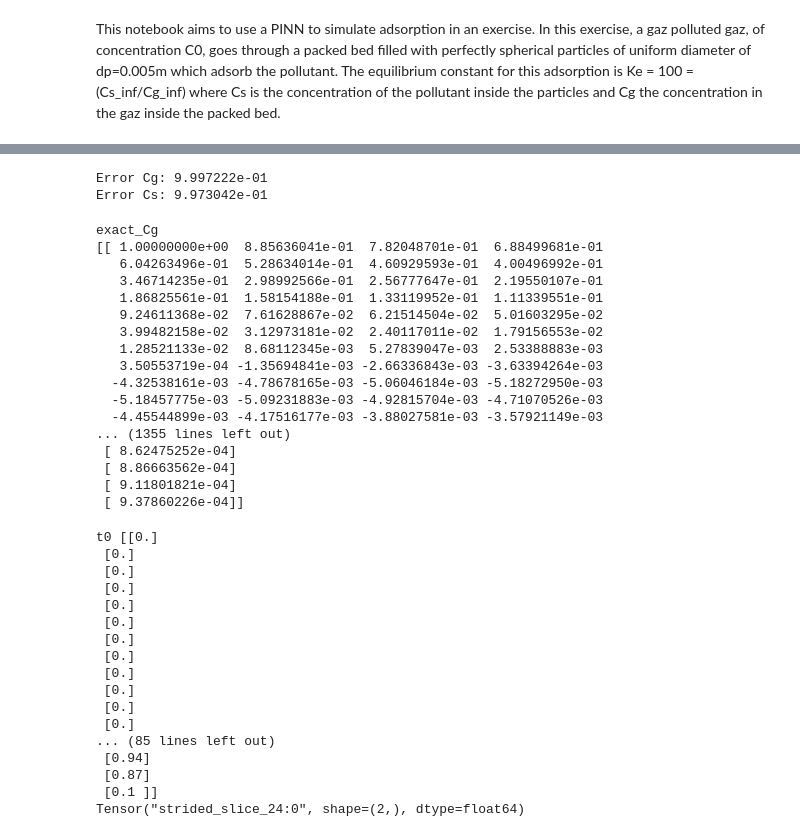
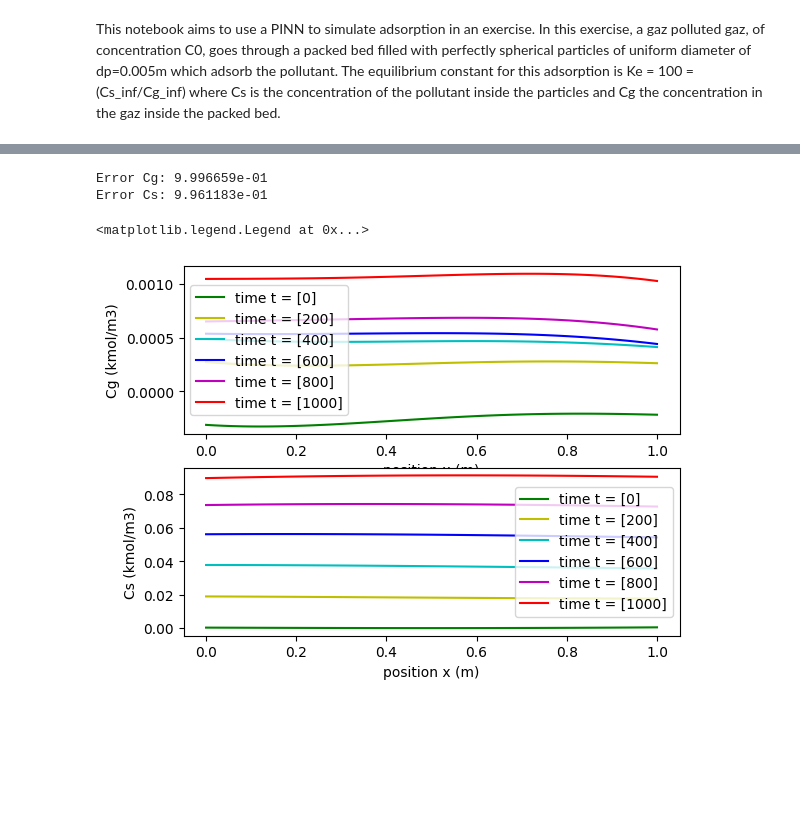
Before and after one commit to Giraud-Pierre/PINN_for_SEDMES, a Jupyter notebook: main/main.ipynb, the cells around one changed output, grey strips where cells are left out. Drawn from its saved outputs; the diff is of its cells as text; code cells hidden in the pictures; blank space fills up the shorter version.

Commit message:
Plot even worse

```diff
--- a/main/main.ipynb
+++ b/main/main.ipynb
@@ -316,7 +305,7 @@ Device mapping:
 # %%
   #Training the model
 start_time = time.time()
-model.train(1)
+model.train(1000)
 elapsed = time.time() - start_time
 print('Training time: %.4f' % (elapsed))
 # %% [output]
@@ -337,55 +341,32 @@ error_Cs = np.linalg.norm(Cs_star-predict_Cs,2)/np.linalg.norm(Cs_star,2)
 print('Error Cg: %e' % (error_Cg))
 print('Error Cs: %e' % (error_Cs))
 # %% [output]
-Error Cg: 9.997222e-01
-Error Cs: 9.973042e-01
+Error Cg: 9.996659e-01
+Error Cs: 9.961183e-01
-# %%
-print("exact_Cg")
-print(exact_Cg)
-print("Cg_star")
-print(Cg_star)
-print("predict_Cg")
-print(predict_Cg)
-# %% [output]
-exact_Cg
-[[ 1.00000000e+00  8.85636041e-01  7.82048701e-01  6.88499681e-01
-   6.04263496e-01  5.28634014e-01  4.60929593e-01  4.00496992e-01
-   3.46714235e-01  2.98992566e-01  2.56777647e-01  2.19550107e-01
-   1.86825561e-01  1.58154188e-01  1.33119952e-01  1.11339551e-01
-   9.24611368e-02  7.61628867e-02  6.21514504e-02  5.01603295e-02
-   3.99482158e-02  3.12973181e-02  2.40117011e-02  1.79156553e-02
-   1.28521133e-02  8.68112345e-03  5.27839047e-03  2.53388883e-03
-   3.50553719e-04 -1.35694841e-03 -2.66336843e-03 -3.63394264e-03
-  -4.32538161e-03 -4.78678165e-03 -5.06046184e-03 -5.18272950e-03
-  -5.18457775e-03 -5.09231883e-03 -4.92815704e-03 -4.71070526e-03
-  -4.45544899e-03 -4.17516177e-03 -3.88027581e-03 -3.57921149e-03
-... (1355 lines left out)
- [ 8.62475252e-04]
- [ 8.86663562e-04]
- [ 9.11801821e-04]
- [ 9.37860226e-04]]
-# %%
-print("t0",model.t0)
-print("x0",model.x0)
-print(tf.concat([model.x0,model.t0],1)[0])
-# %% [output]
-t0 [[0.]
- [0.]
- [0.]
- [0.]
- [0.]
- [0.]
- [0.]
- [0.]
- [0.]
- [0.]
- [0.]
- [0.]
-... (85 lines left out)
- [0.94]
- [0.87]
- [0.1 ]]
-Tensor("strided_slice_24:0", shape=(2,), dtype=float64)
+# %%
+#ploting
+Cg_plot = griddata(X_star,predict_Cg.flatten(),(X,T),method = 'cubic')
+Cs_plot = griddata(X_star,predict_Cs.flatten(),(X,T),method = 'cubic')
+
+color = ['g','y','c','b','m','r']
+
+plt.figure()
+plt.subplot(211)
+for time in range(Cg_plot.shape[0]):
+  plt.plot(x, Cg_plot[time], color[time%6], label = "time t = {}".format(t[time]))
+plt.ylabel('Cg (kmol/m3)')
+plt.xlabel('position x (m)')
+plt.legend()
+
+plt.subplot(2,1,2)
+for time in range(Cs_plot.shape[0]):
+  plt.plot(x, Cs_plot[time], color[time],label = "time t = {}".format(t[time]))
+plt.ylabel('Cs (kmol/m3)')
+plt.xlabel('position x (m)')
+plt.legend()
+# %% [output]
+<matplotlib.legend.Legend at 0x...>
+[figure, added]
 # %%
 ''' code to get collocation points in the data, might be of use later'''
 idx_x1 = np.random.choice(x.shape[0], N1, replace = False) #random space index for the collocation points
```
Also changed, not shown: parts of 4 cells of this notebook.
